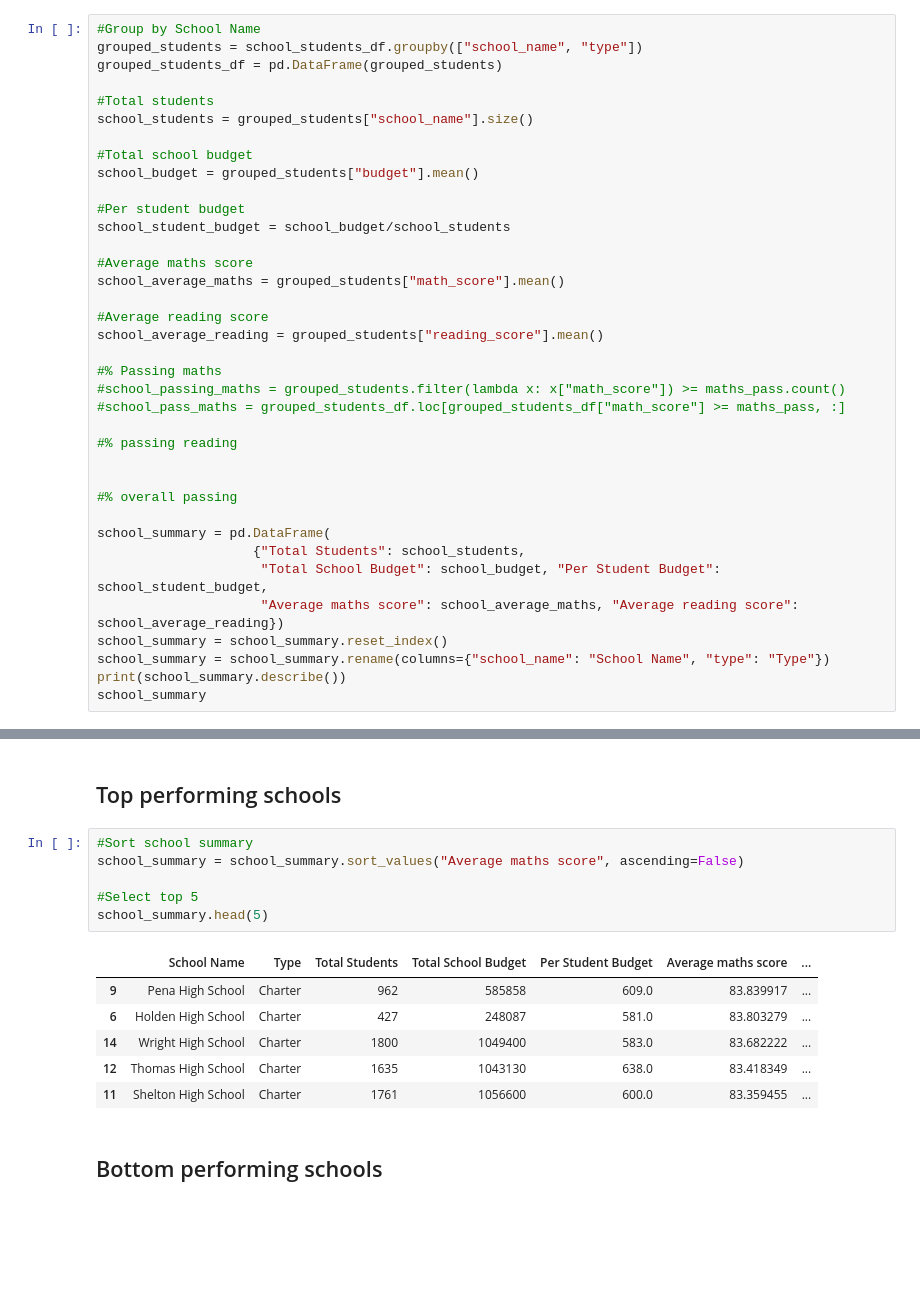
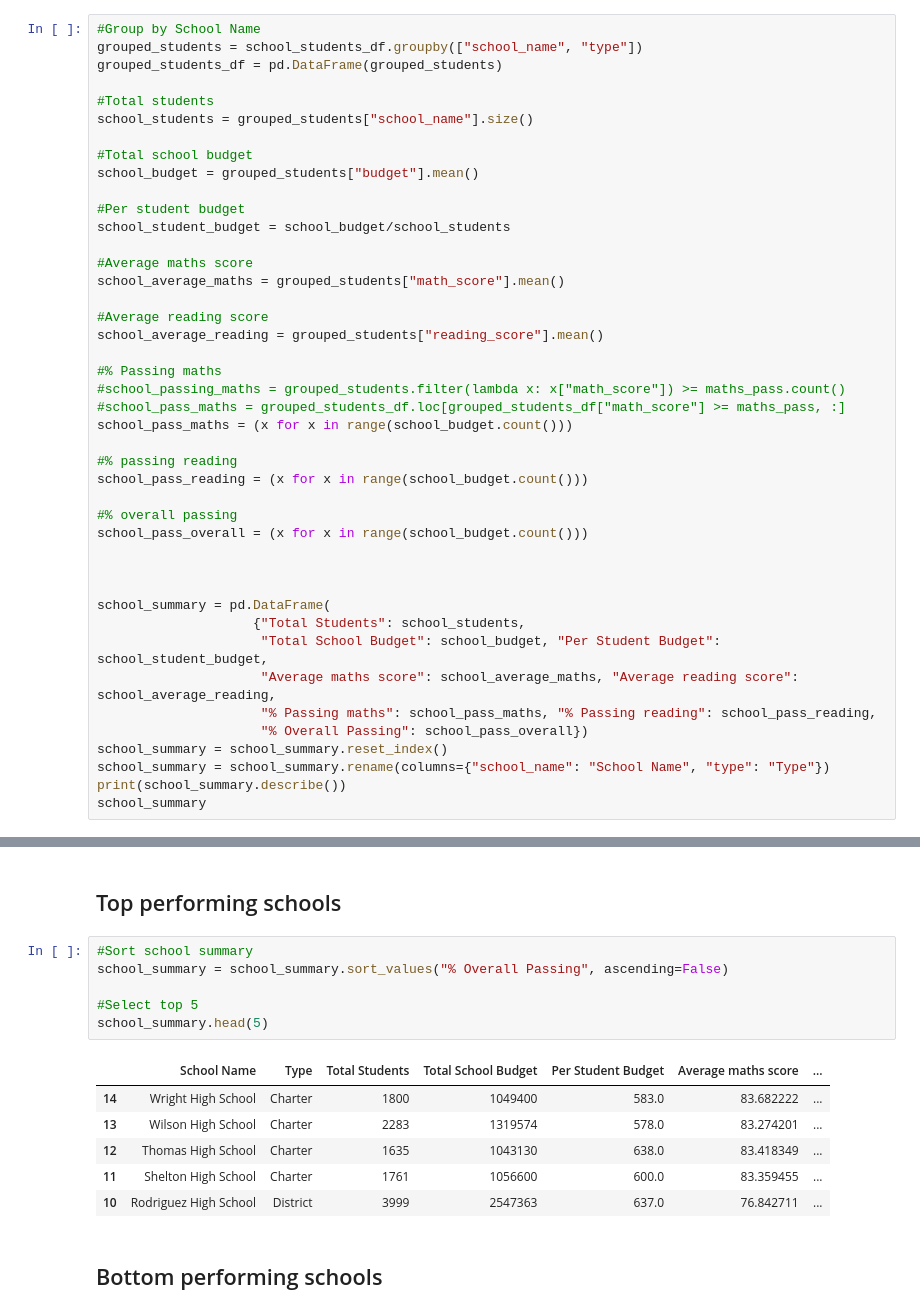
Before and after one commit to TomHOldershaw/Pandas-Challenge, a Jupyter notebook: PyCitySchools/PyCitySchools.ipynb, the cells around one changed output, grey strips where cells are left out. Drawn from its saved outputs; the diff is of its cells as text; blank space fills up the shorter version.

Commit message:
Added dummy % pass data for tables

```diff
--- a/PyCitySchools/PyCitySchools.ipynb
+++ b/PyCitySchools/PyCitySchools.ipynb
@@ -131,16 +131,22 @@ school_average_reading = grouped_students["reading_score"].mean()
 #% Passing maths
 #school_passing_maths = grouped_students.filter(lambda x: x["math_score"]) >= maths_pass.count()
 #school_pass_maths = grouped_students_df.loc[grouped_students_df["math_score"] >= maths_pass, :]
+school_pass_maths = (x for x in range(school_budget.count()))
 
 #% passing reading
+school_pass_reading = (x for x in range(school_budget.count()))
+
+#% overall passing
+school_pass_overall = (x for x in range(school_budget.count()))
 
 
-#% overall passing
 
 school_summary = pd.DataFrame(
                     {"Total Students": school_students,
                      "Total School Budget": school_budget, "Per Student Budget": school_student_budget,
-                     "Average maths score": school_average_maths, "Average reading score": school_average_reading})
+                     "Average maths score": school_average_maths, "Average reading score": school_average_reading,
+                     "% Passing maths": school_pass_maths, "% Passing reading": school_pass_reading,
+                     "% Overall Passing": school_pass_overall})
 school_summary = school_summary.reset_index()
 school_summary = school_summary.rename(columns={"school_name": "School Name", "type": "Type"})
 print(school_summary.describe())
@@ -186,17 +190,17 @@ Top performing schools
 ----------------------------------
 # %%
 #Sort school summary
-school_summary = school_summary.sort_values("Average maths score", ascending=False)
+school_summary = school_summary.sort_values("% Overall Passing", ascending=False)
 
 #Select top 5
 school_summary.head(5)
 # %% [output]
 |  | School Name | Type | Total Students | Total School Budget | Per Student Budget | Average maths score | ... |
-| 9 | Pena High School | Charter | 962 | 585858 | 609.0 | 83.839917 | ... |
-| 6 | Holden High School | Charter | 427 | 248087 | 581.0 | 83.803279 | ... |
 | 14 | Wright High School | Charter | 1800 | 1049400 | 583.0 | 83.682222 | ... |
+| 13 | Wilson High School | Charter | 2283 | 1319574 | 578.0 | 83.274201 | ... |
 | 12 | Thomas High School | Charter | 1635 | 1043130 | 638.0 | 83.418349 | ... |
 | 11 | Shelton High School | Charter | 1761 | 1056600 | 600.0 | 83.359455 | ... |
+| 10 | Rodriguez High School | District | 3999 | 2547363 | 637.0 | 76.842711 | ... |
 # %% [markdown]
 Bottom performing schools
 -------------------------------------
```
Also changed, not shown: parts of 10 cells of this notebook.
